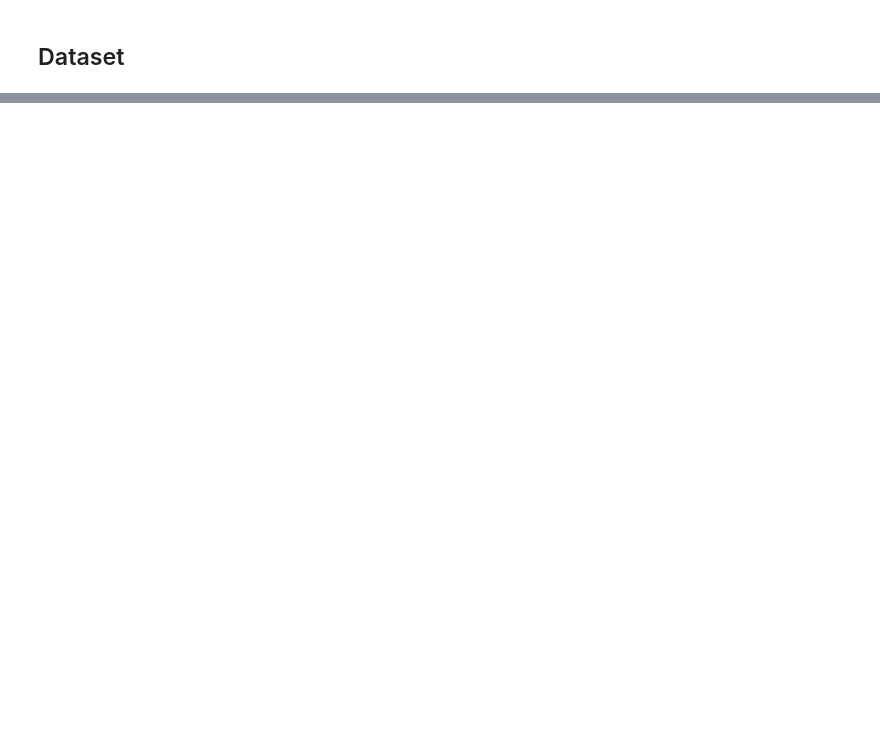
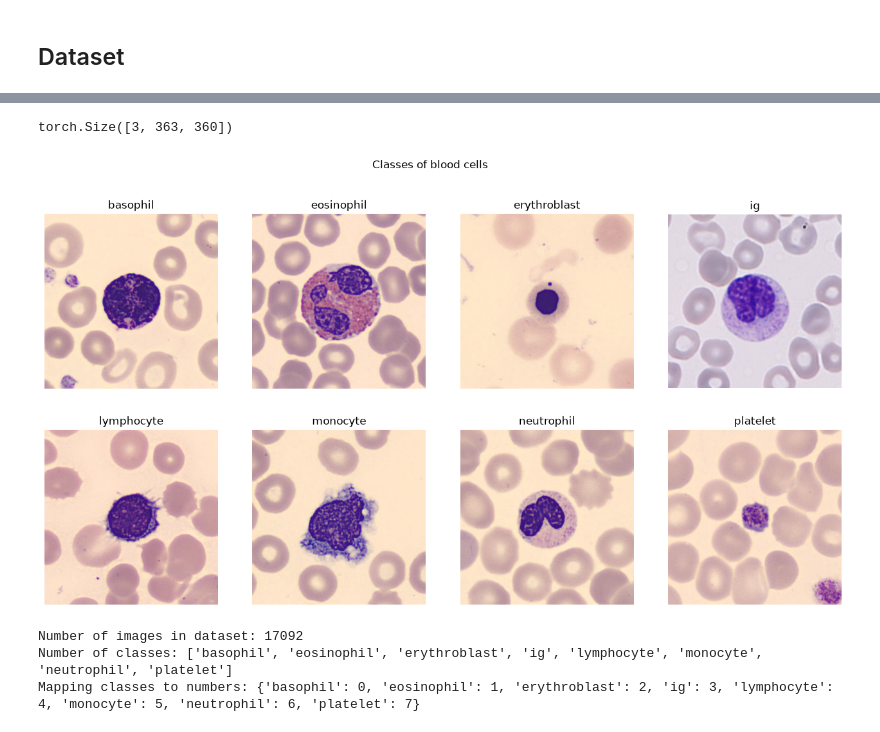
Before and after one commit to a-khorasani/blood-cells-detection, a Jupyter notebook: blood_cells_detection.ipynb, the cells around one changed output, grey strips where cells are left out. Saved outputs shown, nothing was run; the diff lists cells and outputs as text; code cells hidden in the pictures; blank space fills up the shorter version.

```diff
--- a/blood_cells_detection.ipynb
+++ b/blood_cells_detection.ipynb
@@ -15,0 +42,35 @@ plt.figa
+# %%
+tensor_img.shape
+# %% [output]
+torch.Size([3, 363, 360])
+# %%
+sample_addreses = [
+    {'class': 'basophil', 'address': '../bloodcells_dataset/basophil/BA_47.jpg'},
+    {'class': 'eosinophil', 'address': '../bloodcells_dataset/eosinophil/EO_27.jpg'},
+    {'class': 'erythroblast', 'address': '../bloodcells_dataset/erythroblast/ERB_233.jpg'},
+    {'class': 'ig', 'address': '../bloodcells_dataset/ig/IG_5887.jpg'},
+    {'class': 'lymphocyte', 'address': '../bloodcells_dataset/lymphocyte/LY_3530.jpg'},
+    {'class': 'monocyte', 'address': '../bloodcells_dataset/monocyte/MO_1524.jpg'},
+    {'class': 'neutrophil', 'address': '../bloodcells_dataset/neutrophil/BNE_715.jpg'},
+    {'class': 'platelet', 'address': '../bloodcells_dataset/platelet/PLATELET_344.jpg'}
+]
+# %%
+fig, axes = plt.subplots(ncols=4, nrows=2, figsize=(16, 8))
+axes_flatten = axes.flatten()
+fig.suptitle('Classes of blood cells')
+
+for i, sample in enumerate(sample_addreses):
+    axes_flatten[i].imshow(Image.open(sample['address']))
+    axes_flatten[i].set_title(sample['class'])
+    axes_flatten[i].set_axis_off()
+# %% [output]
+[figure, added]
+# %%
+dataset = datasets.ImageFolder(root='../bloodcells_dataset')
+print(f"Number of images in dataset: {len(dataset)}")
+print(f"Number of classes: {dataset.classes}")
+print(f"Mapping classes to numbers: {dataset.class_to_idx}")
+# %% [output]
+Number of images in dataset: 17092
+Number of classes: ['basophil', 'eosinophil', 'erythroblast', 'ig', 'lymphocyte', 'monocyte', 'neutrophil', 'platelet']
+Mapping classes to numbers: {'basophil': 0, 'eosinophil': 1, 'erythroblast': 2, 'ig': 3, 'lymphocyte': 4, 'monocyte': 5, 'neutrophil': 6, 'platelet': 7}
```
Also changed, not shown: parts of 7 cells of this notebook, 1 other file.
